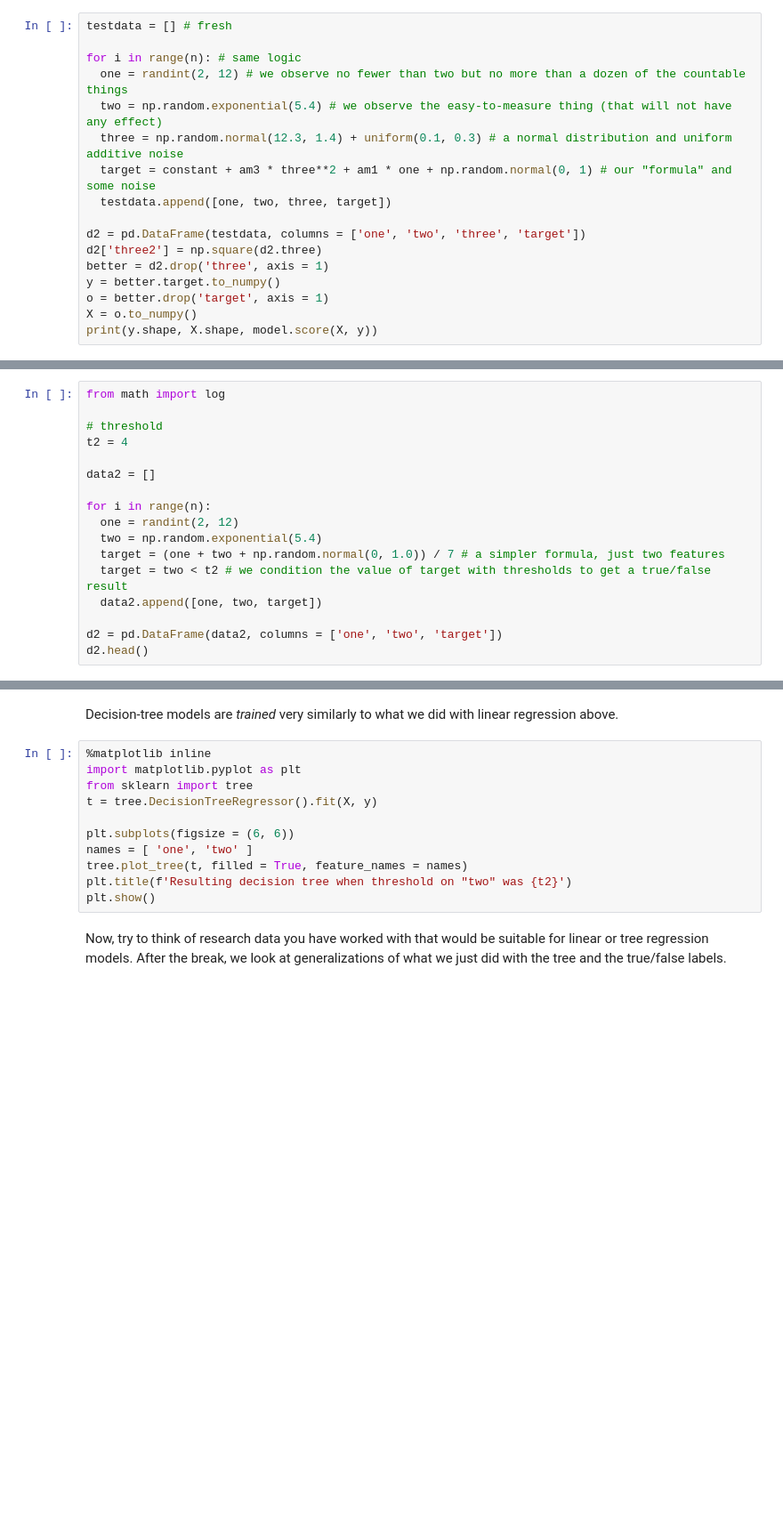
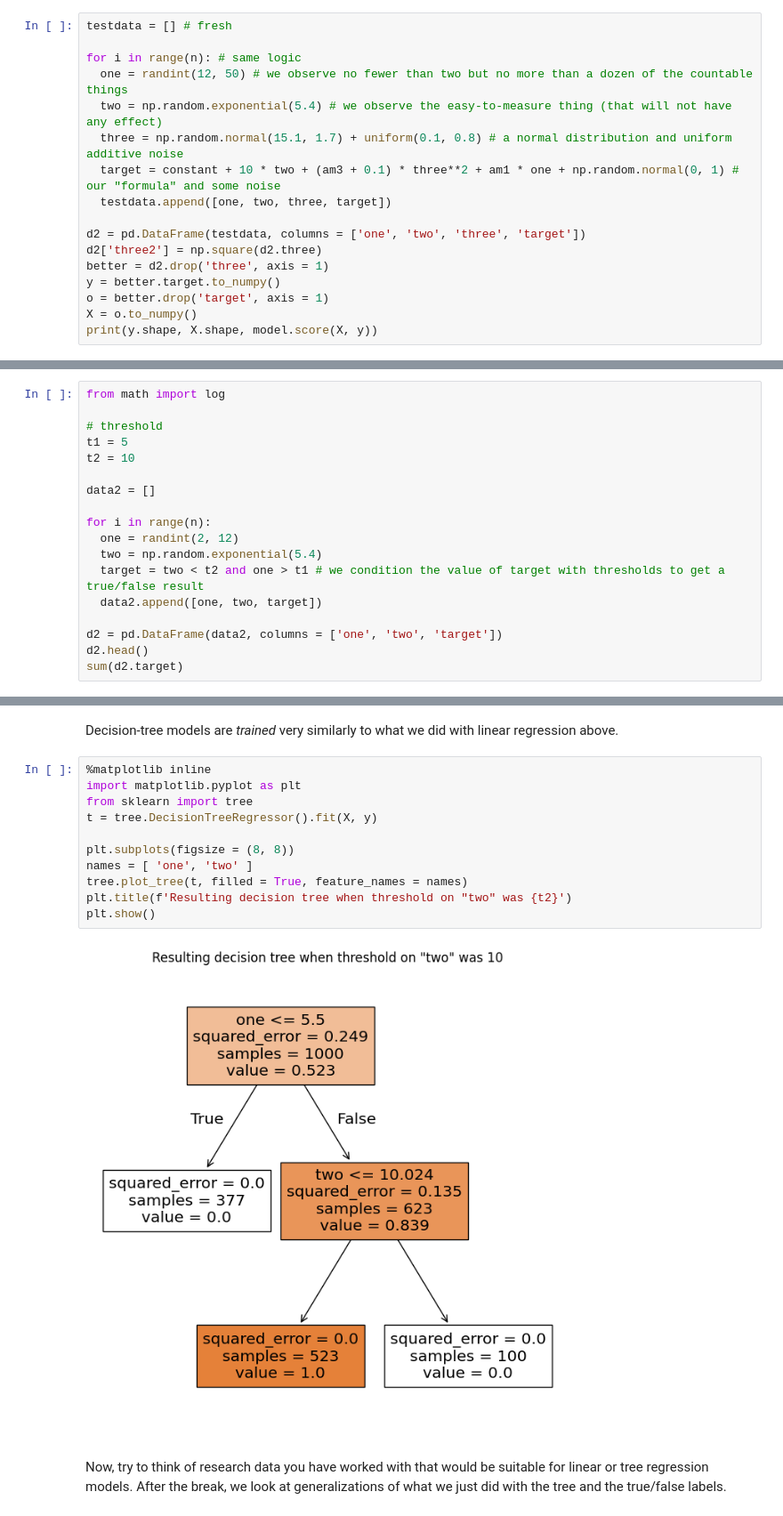
Before and after one commit to satuelisa/CINVESTAV2025, a Jupyter notebook: insight.ipynb, the cells around one changed output, grey strips where cells are left out. Shown at 89% size. Saved outputs shown, nothing was run; the diff lists cells and outputs as text; blank space fills up the shorter version.

```diff
--- a/insight.ipynb
+++ b/insight.ipynb
@@ -92,10 +92,10 @@ we expect an intercept 12.3 and got 12.36
 testdata = [] # fresh
 
 for i in range(n): # same logic
-  one = randint(2, 12) # we observe no fewer than two but no more than a dozen of the countable things
+  one = randint(12, 50) # we observe no fewer than two but no more than a dozen of the countable things
   two = np.random.exponential(5.4) # we observe the easy-to-measure thing (that will not have any effect)
-  three = np.random.normal(12.3, 1.4) + uniform(0.1, 0.3) # a normal distribution and uniform additive noise
-  target = constant + am3 * three**2 + am1 * one + np.random.normal(0, 1) # our "formula" and some noise
+  three = np.random.normal(15.1, 1.7) + uniform(0.1, 0.8) # a normal distribution and uniform additive noise
+  target = constant + 10 * two + (am3 + 0.1) * three**2 + am1 * one + np.random.normal(0, 1) # our "formula" and some noise
   testdata.append([one, two, three, target])
 
 d2 = pd.DataFrame(testdata, columns = ['one', 'two', 'three', 'target'])
@@ -117,16 +117,17 @@ Suppose that we have those same features but with a different formula that invol
 from math import log
 
 # threshold
-t2 = 4
+t1 = 5
+t2 = 10
 
 data2 = []
 
 for i in range(n):
   one = randint(2, 12)
   two = np.random.exponential(5.4)
-  target = (one + two + np.random.normal(0, 1.0)) / 7 # a simpler formula, just two features
-  target = two < t2 # we condition the value of target with thresholds to get a true/false result
+  target = two < t2 and one > t1 # we condition the value of target with thresholds to get a true/false result
   data2.append([one, two, target])
 
 d2 = pd.DataFrame(data2, columns = ['one', 'two', 'target'])
 d2.head()
+sum(d2.target)
@@ -145,14 +151,16 @@ Decision-tree models are *trained* very similarly to what we did with linear reg
 # %%
 %matplotlib inline
 import matplotlib.pyplot as plt
 from sklearn import tree
 t = tree.DecisionTreeRegressor().fit(X, y)
 
-plt.subplots(figsize = (6, 6))
+plt.subplots(figsize = (8, 8))
 names = [ 'one', 'two' ]
 tree.plot_tree(t, filled = True, feature_names = names)
 plt.title(f'Resulting decision tree when threshold on "two" was {t2}')
 plt.show()
+# %% [output]
+[figure, added]
 # %% [markdown]
 Now, try to think of research data you have worked with that would be suitable for linear or tree regression models. After the break, we look at generalizations of what we just did with the tree and the true/false labels.
 # %% [markdown]
```
Also changed, not shown: parts of 3 cells of this notebook.
